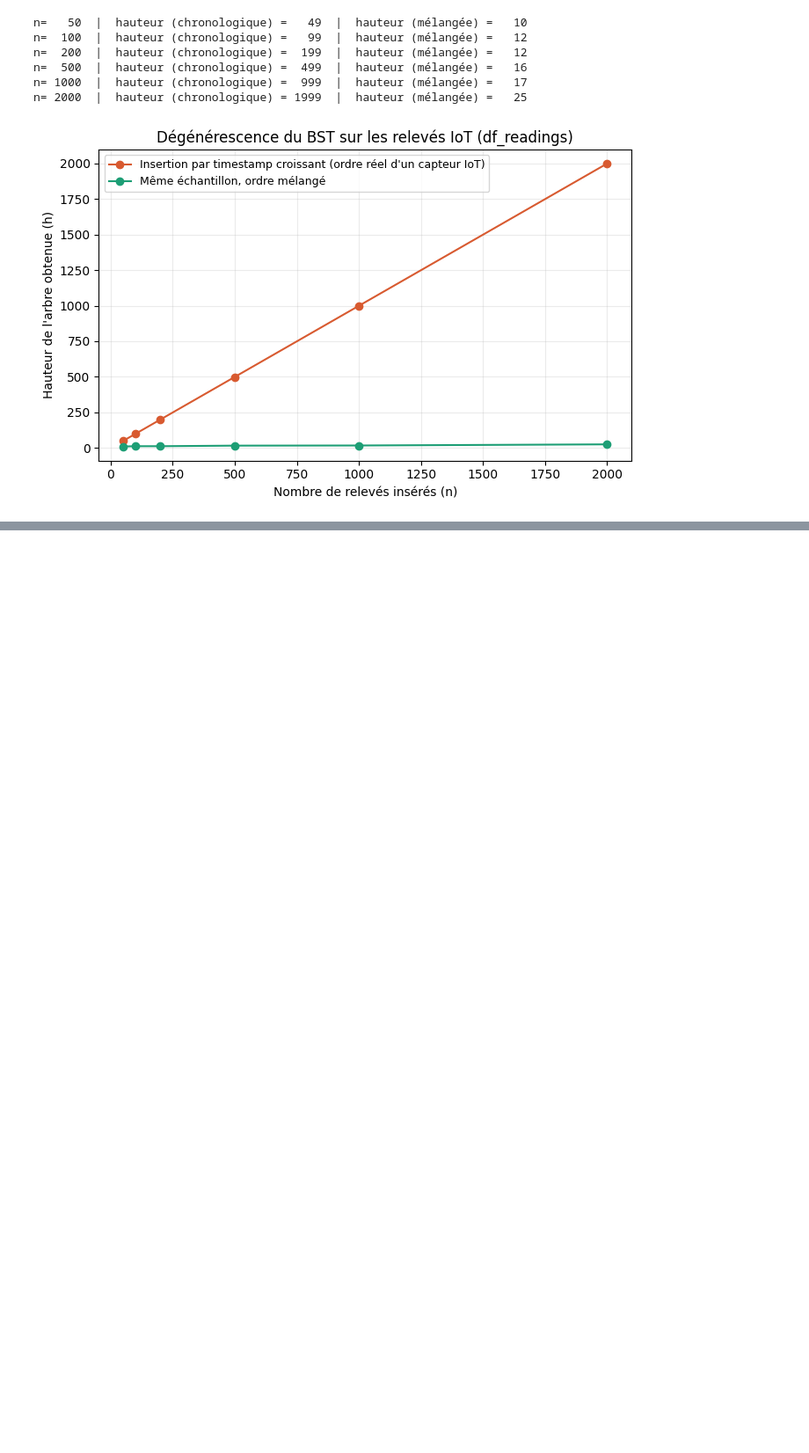
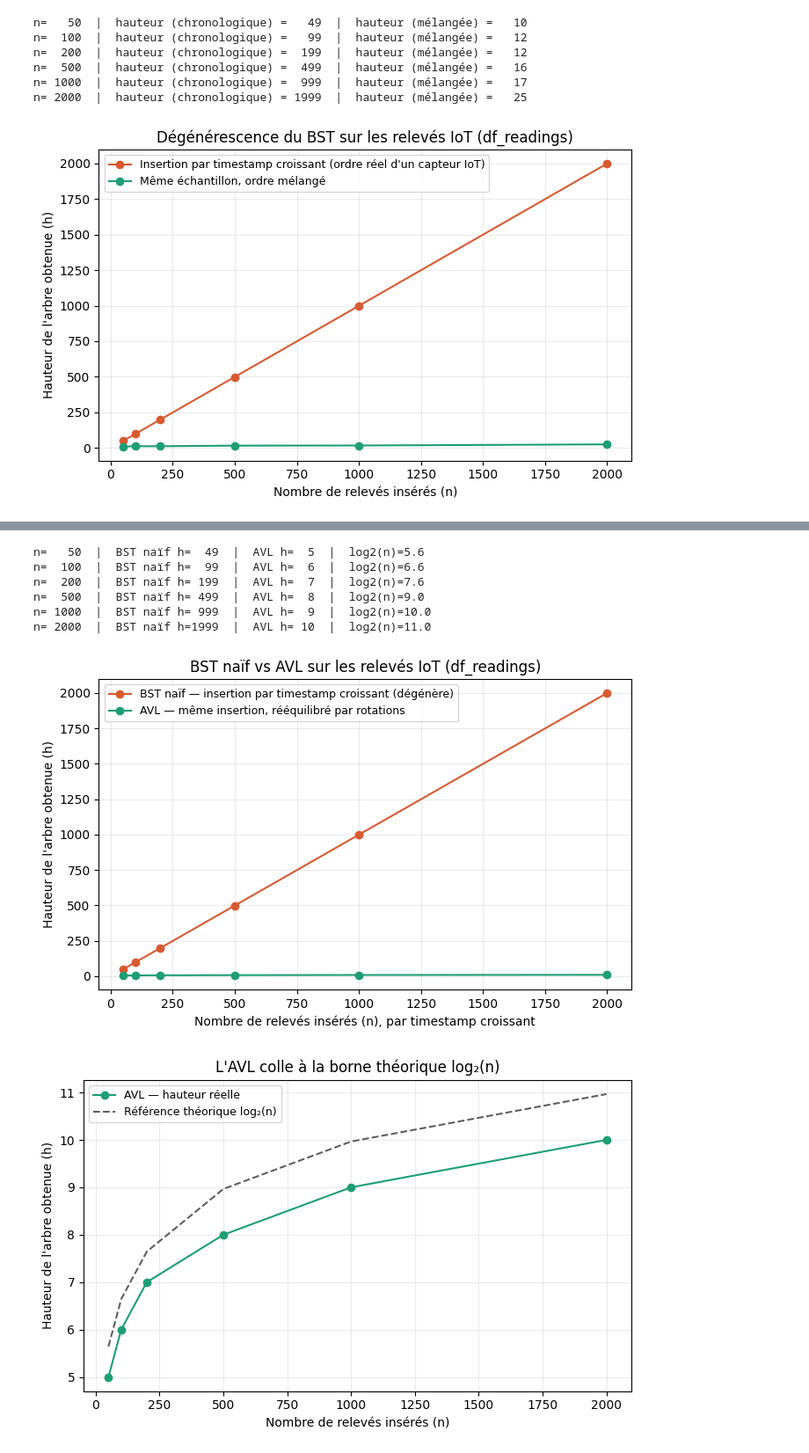
Before and after one commit to Capcodex/Memoire_algo_dev, a Jupyter notebook: exploration.ipynb, the cells around one changed output, grey strips where cells are left out. Shown at 88% size. Cells and saved outputs as stored; diff of their text form; code cells hidden in the pictures; blank space fills up the shorter version.

```diff
--- a/exploration.ipynb
+++ b/exploration.ipynb
@@ -513,0 +365,74 @@ n= 2000  |  hauteur (chronologique) = 1999  |  hauteur (mélangée) =   25
+# %%
+# ----------------------------------------------------------------------
+# Construction des arbres pour des tailles croissantes d'échantillon,
+# en insérant TOUJOURS par ordre chronologique (le pire cas pour un BST,
+# mais aussi le cas réel d'un système IoT qui écrit ses mesures en continu)
+# ----------------------------------------------------------------------
+tailles = [50, 100, 200, 500, 1000, 2000]
+
+hauteurs_bst = []
+hauteurs_avl = []
+reference_log2 = []
+
+df_trie = df_readings.sort_values("timestamp_utc")
+
+for n in tailles:
+    echantillon = df_trie.head(n)
+
+    bst = BinarySearchTree()
+    avl = AVLTree()
+    for _, ligne in echantillon.iterrows():
+        bst.insert(ligne["timestamp_utc"], ligne.to_dict())
+        avl.insert(ligne["timestamp_utc"], ligne.to_dict())
+
+    hauteurs_bst.append(bst.height())
+    hauteurs_avl.append(avl.height())
+    reference_log2.append(math.log2(n))
+
+    print(
+        f"n={n:5d}  |  BST naïf h={hauteurs_bst[-1]:4d}  "
+        f"|  AVL h={hauteurs_avl[-1]:3d}  |  log2(n)={reference_log2[-1]:.1f}"
+    )
+
+# ----------------------------------------------------------------------
+# Graphique 1 — vue d'ensemble : le contraste BST naïf / AVL
+# ----------------------------------------------------------------------
+fig1, ax1 = plt.subplots(figsize=(7, 4.5))
+ax1.plot(tailles, hauteurs_bst, marker="o", color="#D85A30",
+         label="BST naïf — insertion par timestamp croissant (dégénère)")
+ax1.plot(tailles, hauteurs_avl, marker="o", color="#1D9E75",
+         label="AVL — même insertion, rééquilibré par rotations")
+ax1.set_xlabel("Nombre de relevés insérés (n), par timestamp croissant")
+ax1.set_ylabel("Hauteur de l'arbre obtenue (h)")
+ax1.set_title("BST naïf vs AVL sur les relevés IoT (df_readings)")
+ax1.legend(fontsize=9)
+ax1.grid(True, alpha=0.25)
+fig1.tight_layout()
+fig1.savefig("bst_vs_avl_vue_ensemble.png", dpi=150)
+plt.show()
+
+# ----------------------------------------------------------------------
+# Graphique 2 — zoom : l'AVL colle à la référence théorique log2(n)
+# ----------------------------------------------------------------------
+fig2, ax2 = plt.subplots(figsize=(7, 4.5))
+ax2.plot(tailles, hauteurs_avl, marker="o", color="#1D9E75",
+         label="AVL — hauteur réelle")
+ax2.plot(tailles, reference_log2, linestyle="--", color="#5F5E5A",
+         label="Référence théorique log₂(n)")
+ax2.set_xlabel("Nombre de relevés insérés (n)")
+ax2.set_ylabel("Hauteur de l'arbre obtenue (h)")
+ax2.set_title("L'AVL colle à la borne théorique log₂(n)")
+ax2.legend(fontsize=9)
+ax2.grid(True, alpha=0.25)
+fig2.tight_layout()
+fig2.savefig("avl_vs_log2.png", dpi=150)
+plt.show()
+# %% [output]
+n=   50  |  BST naïf h=  49  |  AVL h=  5  |  log2(n)=5.6
+n=  100  |  BST naïf h=  99  |  AVL h=  6  |  log2(n)=6.6
+n=  200  |  BST naïf h= 199  |  AVL h=  7  |  log2(n)=7.6
+n=  500  |  BST naïf h= 499  |  AVL h=  8  |  log2(n)=9.0
+n= 1000  |  BST naïf h= 999  |  AVL h=  9  |  log2(n)=10.0
+n= 2000  |  BST naïf h=1999  |  AVL h= 10  |  log2(n)=11.0
+[figure, added]
+[figure, added]
```
Also changed, not shown: parts of 11 cells of this notebook, 2 other files.
